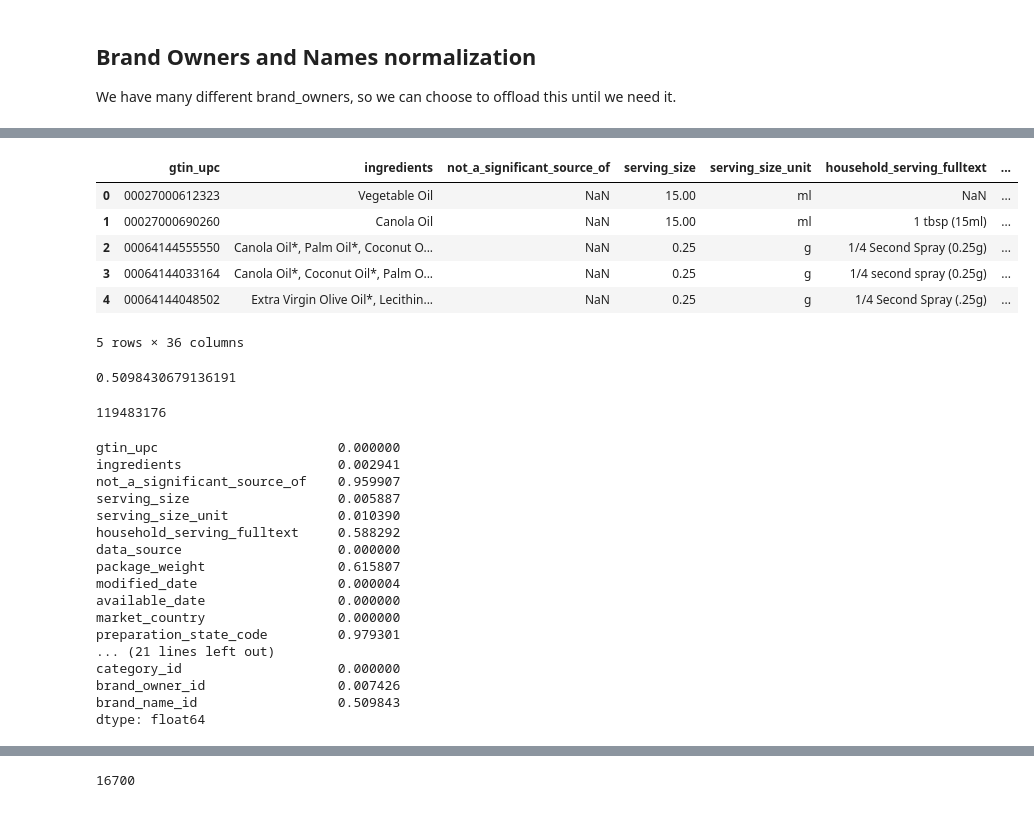
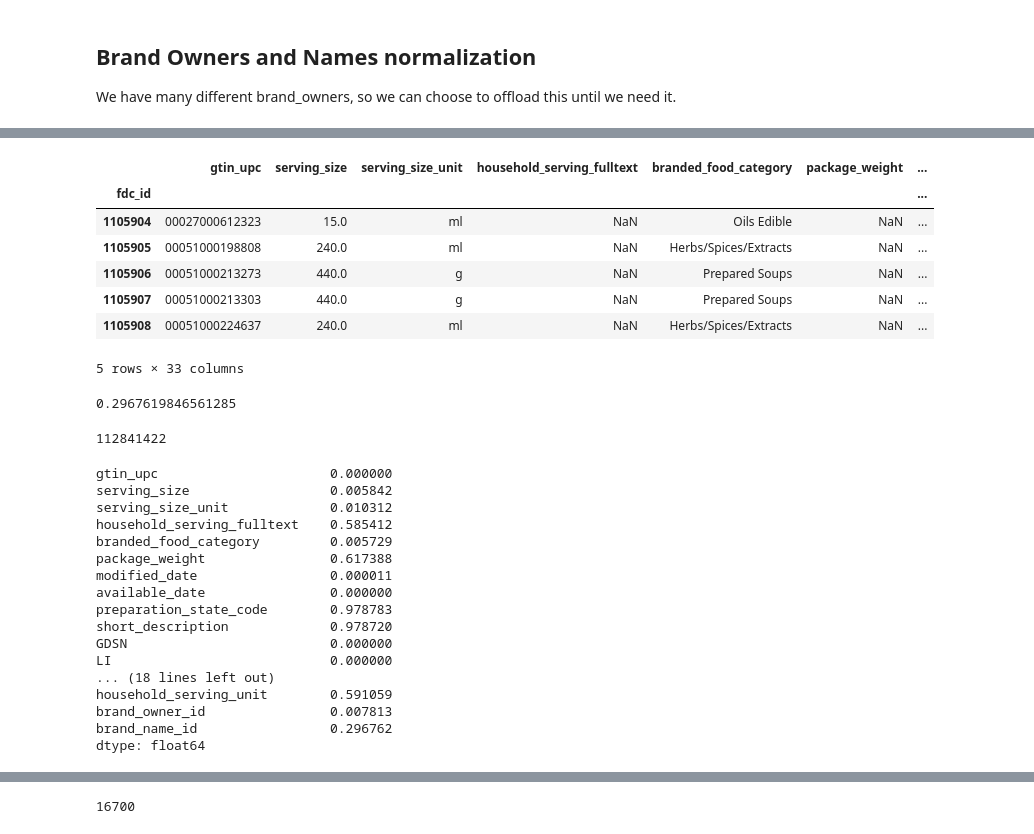
Before and after one commit to alexander-jensen/FDA-Data-Analysis, a Jupyter notebook: Branded Food Initial Data Cleaning.ipynb, the cells around one changed output, grey strips where cells are left out. Saved outputs shown, nothing was run; the diff lists cells and outputs as text; code cells hidden in the pictures.

```diff
--- a/Branded Food Initial Data Cleaning.ipynb
+++ b/Branded Food Initial Data Cleaning.ipynb
@@ -663,10 +642,12 @@ cat_df
 | 182 | Frozen Fish/Seafood | 182 |
 183 rows × 2 columns
 # %%
-branded_food = branded_food.merge(
+branded_food = branded_food.reset_index()
+branded_food.merge(
     cat_df,
     left_on='branded_food_category',
     right_on='category').drop(columns=['branded_food_category', 'category'])
+branded_food = branded_food.set_index('fdc_id')
 branded_food.head()
 # %% [output]
 |  | brand_owner | brand_name | subbrand_name | gtin_upc | ingredients | not_a_significant_source_of | serving_size | ... |
@@ -828,0 +795,3 @@ branded_food
+# %%
+branded_food = branded_food.drop(columns=['ingredients', 'not_a_significant_source_of'])
+branded_food.head()
@@ -829,47 +807,50 @@ branded_food
 # %%
 # Replace brands with brand id for memory preservation
 branded_food_minimal = (
-    branded_food
+    branded_food.reset_index()
     .merge(brand_owners, left_on='brand_owner', right_on='brand_owner', how='left')
-    .merge(brand_name, left_on='brand_name', right_on='brand_name', how='left')
+    .merge(brand_names, left_on='brand_name', right_on='brand_name', how='left')
     .drop(columns=['brand_owner', 'brand_name', 'subbrand_name'])
+    .drop(columns=['data_source', 'market_country', ])
 )
+branded_food_minimal = branded_food_minimal.set_index('fdc_id')
 branded_food_minimal.head()
 # %% [output]
-|  | gtin_upc | ingredients | not_a_significant_source_of | serving_size | serving_size_unit | household_serving_fulltext | ... |
-| 0 | 00027000612323 | Vegetable Oil | NaN | 15.00 | ml | NaN | ... |
-| 1 | 00027000690260 | Canola Oil | NaN | 15.00 | ml | 1 tbsp (15ml) | ... |
-| 2 | 00064144555550 | Canola Oil*, Palm Oil*, Coconut O... | NaN | 0.25 | g | 1/4 Second Spray (0.25g) | ... |
-| 3 | 00064144033164 | Canola Oil*, Coconut Oil*, Palm O... | NaN | 0.25 | g | 1/4 second spray (0.25g) | ... |
-| 4 | 00064144048502 | Extra Virgin Olive Oil*, Lecithin... | NaN | 0.25 | g | 1/4 Second Spray (.25g) | ... |
+|  | gtin_upc | serving_size | serving_size_unit | household_serving_fulltext | branded_food_category | package_weight | ... |
+| fdc_id |  |  |  |  |  |  | ... |
+| 1105904 | 00027000612323 | 15.0 | ml | NaN | Oils Edible | NaN | ... |
+| 1105905 | 00051000198808 | 240.0 | ml | NaN | Herbs/Spices/Extracts | NaN | ... |
+| 1105906 | 00051000213273 | 440.0 | g | NaN | Prepared Soups | NaN | ... |
+| 1105907 | 00051000213303 | 440.0 | g | NaN | Prepared Soups | NaN | ... |
+| 1105908 | 00051000224637 | 240.0 | ml | NaN | Herbs/Spices/Extracts | NaN | ... |
-5 rows × 36 columns
+5 rows × 33 columns
 # %%
 branded_food_minimal.brand_name_id.isna().mean()
 # %% [output]
-0.5098430679136191
+0.2967619846561285
 # %%
 branded_food.brand_name.memory_usage(deep=True)
 # %% [output]
-119483176
+112841422
 # %%
 branded_food_minimal.isna().mean()
 # %% [output]
-gtin_upc                       0.000000
-ingredients                    0.002941
-not_a_significant_source_of    0.959907
-serving_size                   0.005887
-serving_size_unit              0.010390
-household_serving_fulltext     0.588292
-data_source                    0.000000
-package_weight                 0.615807
-modified_date                  0.000004
-available_date                 0.000000
-market_country                 0.000000
-preparation_state_code         0.979301
-... (21 lines left out)
-category_id                    0.000000
-brand_owner_id                 0.007426
-brand_name_id                  0.509843
+gtin_upc                      0.000000
+serving_size                  0.005842
+serving_size_unit             0.010312
+household_serving_fulltext    0.585412
+branded_food_category         0.005729
+package_weight                0.617388
+modified_date                 0.000011
+available_date                0.000000
+preparation_state_code        0.978783
+short_description             0.978720
+GDSN                          0.000000
+LI                            0.000000
+... (18 lines left out)
+household_serving_unit        0.591059
+brand_owner_id                0.007813
+brand_name_id                 0.296762
 dtype: float64
 # %%
 # Also replace brand name, subbrand is most likely alright
```
Also changed, not shown: parts of 51 cells of this notebook.
